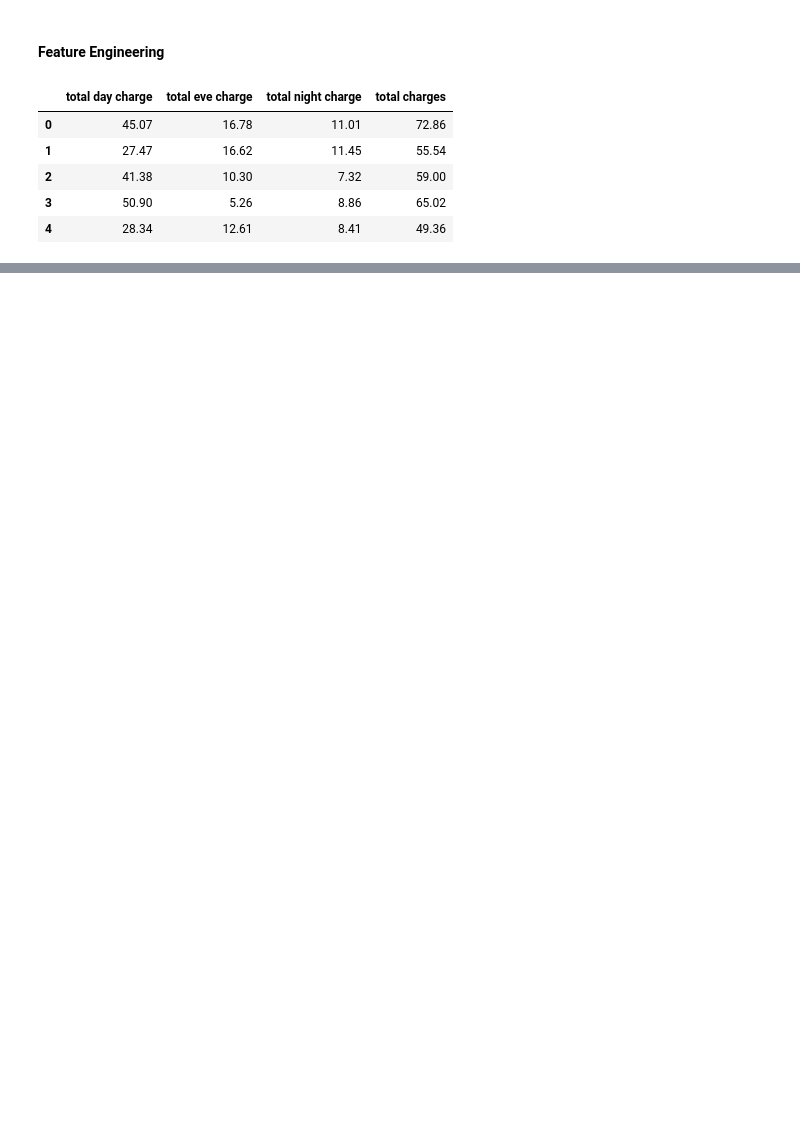
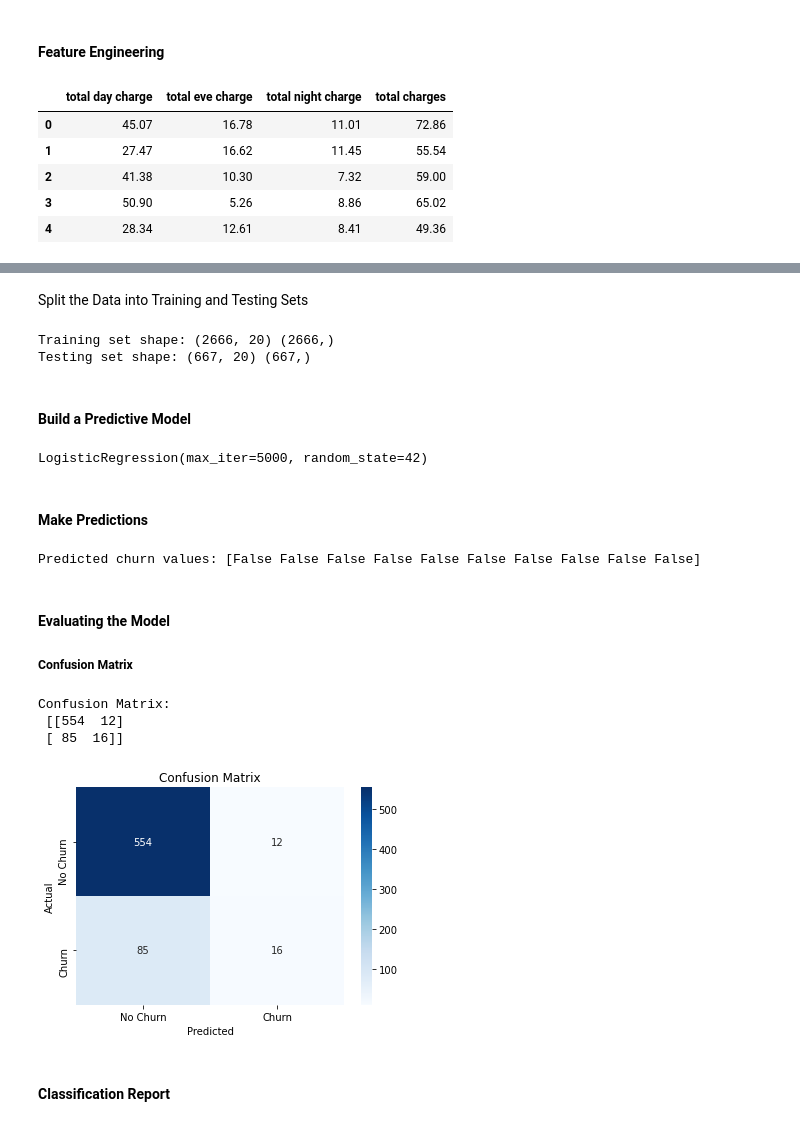
Before and after one commit to Mike101lab/Phase-3-Project-SyriaTel-Customer-Churn-Prediction-, a Jupyter notebook: SyriaTel-Customer-Churn-Prediction.ipynb, the cells around one changed output, grey strips where cells are left out. Drawn from its saved outputs; the diff is of its cells as text; code cells hidden in the pictures; blank space fills up the shorter version.

Commit message:
Updated README with final model details and worked on the Jupyter Notebook

```diff
--- a/SyriaTel-Customer-Churn-Prediction.ipynb
+++ b/SyriaTel-Customer-Churn-Prediction.ipynb
@@ -199,0 +238,56 @@ df.to_csv('cleaned_telecom_data.csv', index=False)
+# %%
+# Update X to only use selected features
+X = X_selected
+# %% [markdown]
+Split the Data into Training and Testing Sets
+# %%
+# Split the data into training and testing sets (80% train, 20% test)
+X_train, X_test, y_train, y_test = train_test_split(X, y, test_size=0.2, random_state=42)
+
+# Check the shape of the training and testing sets
+print("Training set shape:", X_train.shape, y_train.shape)
+print("Testing set shape:", X_test.shape, y_test.shape)
+# %% [output]
+Training set shape: (2666, 20) (2666,)
+Testing set shape: (667, 20) (667,)
+# %% [markdown]
+#### Build a Predictive Model
+# %%
+# Initialize the model
+model = LogisticRegression(random_state=42, max_iter=5000)
+
+# Train the model on the training data
+model.fit(X_train, y_train)
+# %% [output]
+LogisticRegression(max_iter=5000, random_state=42)
+# %% [markdown]
+#### Make Predictions
+# %%
+# Make predictions
+y_pred = model.predict(X_test)
+
+# Display first 10 predictions
+print("Predicted churn values:", y_pred[:10])
+# %% [output]
+Predicted churn values: [False False False False False False False False False False]
+# %% [markdown]
+#### Evaluating the Model
+##### Confusion Matrix
+# %%
+# Compute the confusion matrix
+conf_matrix = confusion_matrix(y_test, y_pred)
+print("Confusion Matrix:\n", conf_matrix)
+
+# Plot the confusion matrix
+sns.heatmap(conf_matrix, annot=True, fmt='d', cmap='Blues', xticklabels=['No Churn', 'Churn'], yticklabels=['No Churn', 'Churn'])
+plt.title('Confusion Matrix')
+plt.xlabel('Predicted')
+plt.ylabel('Actual')
+plt.show()
+# %% [output]
+Confusion Matrix:
+ [[554  12]
+ [ 85  16]]
+[figure, added]
+# %% [markdown]
+#### Classification Report
```
Also changed, not shown: parts of 33 cells of this notebook, 1 other file.
